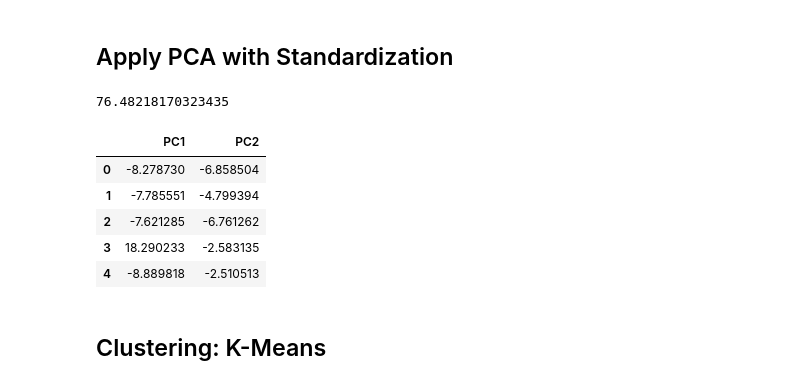
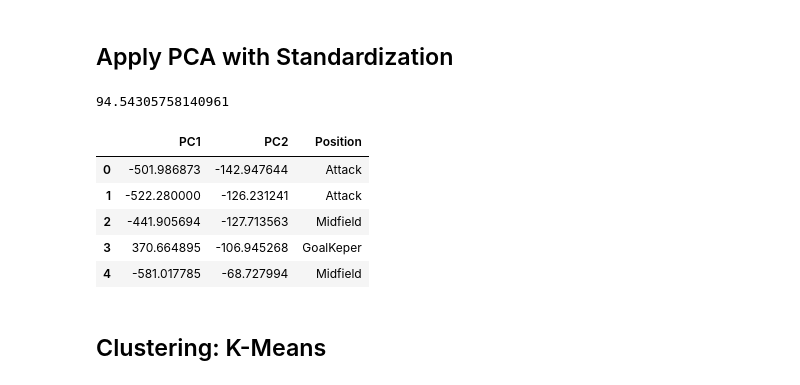
Before and after one commit to ansegura7/DataScience_FIFA19Data, a Jupyter notebook: code/ClusteringData.ipynb, the cells around one changed output. Cells and saved outputs as stored; diff of their text form; code cells hidden in the pictures.

```diff
--- a/code/ClusteringData.ipynb
+++ b/code/ClusteringData.ipynb
@@ -47,3 +51,7 @@ def getNumericalData(data, quality):
 
     print(numData.shape)
     return numData;
+# %%
+# Set a Overall threshold
+threshold = rawdata.Overall.median()
+threshold
@@ -87,14 +96,3 @@ def applyPCA(data, std):
     print(sum(pca.explained_variance_ratio_) * 100)
 
     return pcaDF;
-# %%
-pcaDF = applyPCA(numData, True)
-pcaDF.head()
-# %% [output]
-76.48218170323435
-|  | PC1 | PC2 |
-| 0 | -8.278730 | -6.858504 |
-| 1 | -7.785551 | -4.799394 |
-| 2 | -7.621285 | -6.761262 |
-| 3 | 18.290233 | -2.583135 |
-| 4 | -8.889818 | -2.510513 |
@@ -101,3 +107,20 @@ pcaDF.head()
+# %%
+# Apply the PCA algorithm
+pcaDF = applyPCA(numData, False)
+
+# Create the PCA data
+pcaDF = pd.concat([pcaDF, rawdata[["Position"]]], axis = 1)
+pcaDF = pcaDF[pcaDF["PC1"].notnull()]
+pcaDF = replacePositionByZone(pcaDF)
+pcaDF.head()
+# %% [output]
+94.54305758140961
+|  | PC1 | PC2 | Position |
+| 0 | -501.986873 | -142.947644 | Attack |
+| 1 | -522.280000 | -126.231241 | Attack |
+| 2 | -441.905694 | -127.713563 | Midfield |
+| 3 | 370.664895 | -106.945268 | GoalKeper |
+| 4 | -581.017785 | -68.727994 | Midfield |
 # %% [markdown]
 ## Clustering: K-Means
 # %%
```
Also changed, not shown: parts of 11 cells of this notebook, 1 other file.
